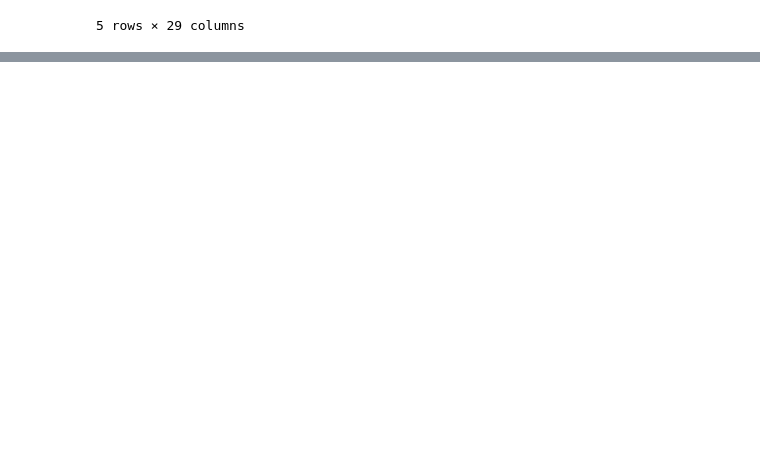
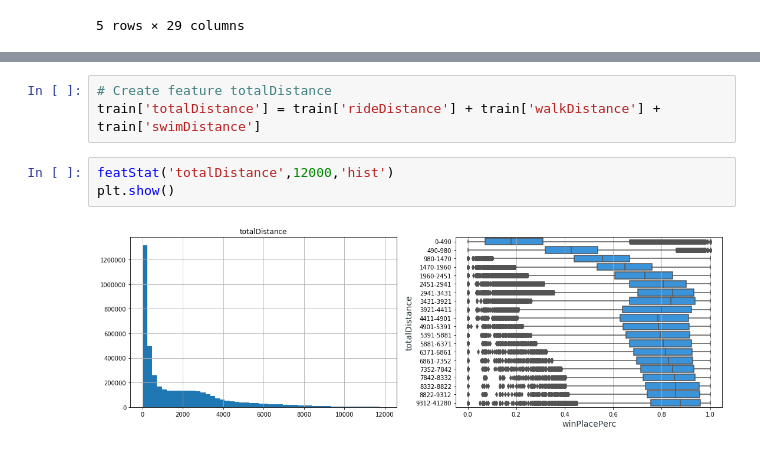
Before and after one commit to regamecouter/2018-winter-project, a Jupyter notebook: Pubg-predict/pugb_predict.ipynb, the cells around one changed output, grey strips where cells are left out. Drawn from its saved outputs; the diff is of its cells as text; blank space fills up the shorter version.

```diff
--- a/Pubg-predict/pugb_predict.ipynb
+++ b/Pubg-predict/pugb_predict.ipynb
@@ -111,0 +181,8 @@ len(train[train['matchId']=='a10357fd1a4a91'])
+# %%
+# Create feature totalDistance
+train['totalDistance'] = train['rideDistance'] + train['walkDistance'] + train['swimDistance']
+# %%
+featStat('totalDistance',12000,'hist')
+plt.show()
+# %% [output]
+[figure, added]
```
Also changed, not shown: parts of 11 cells of this notebook.
